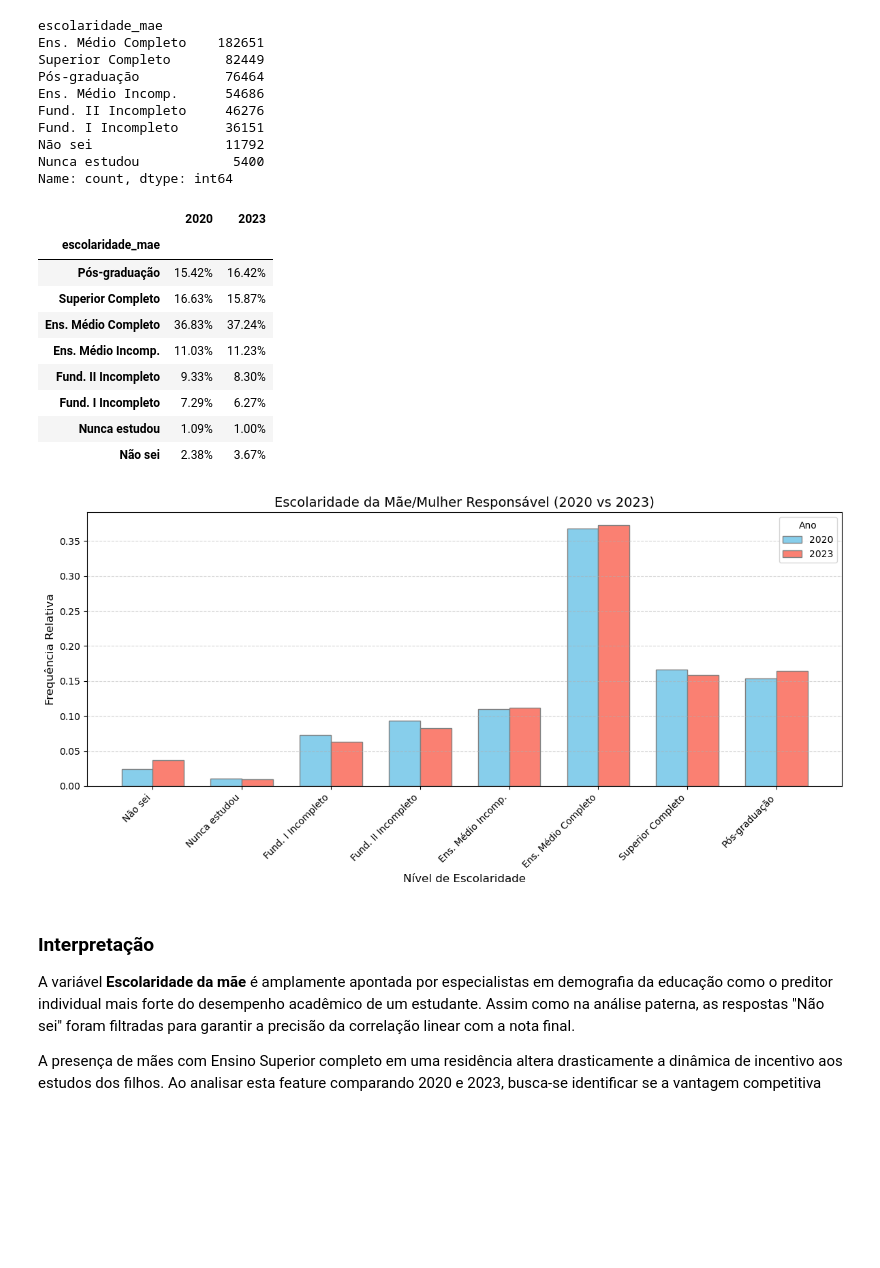
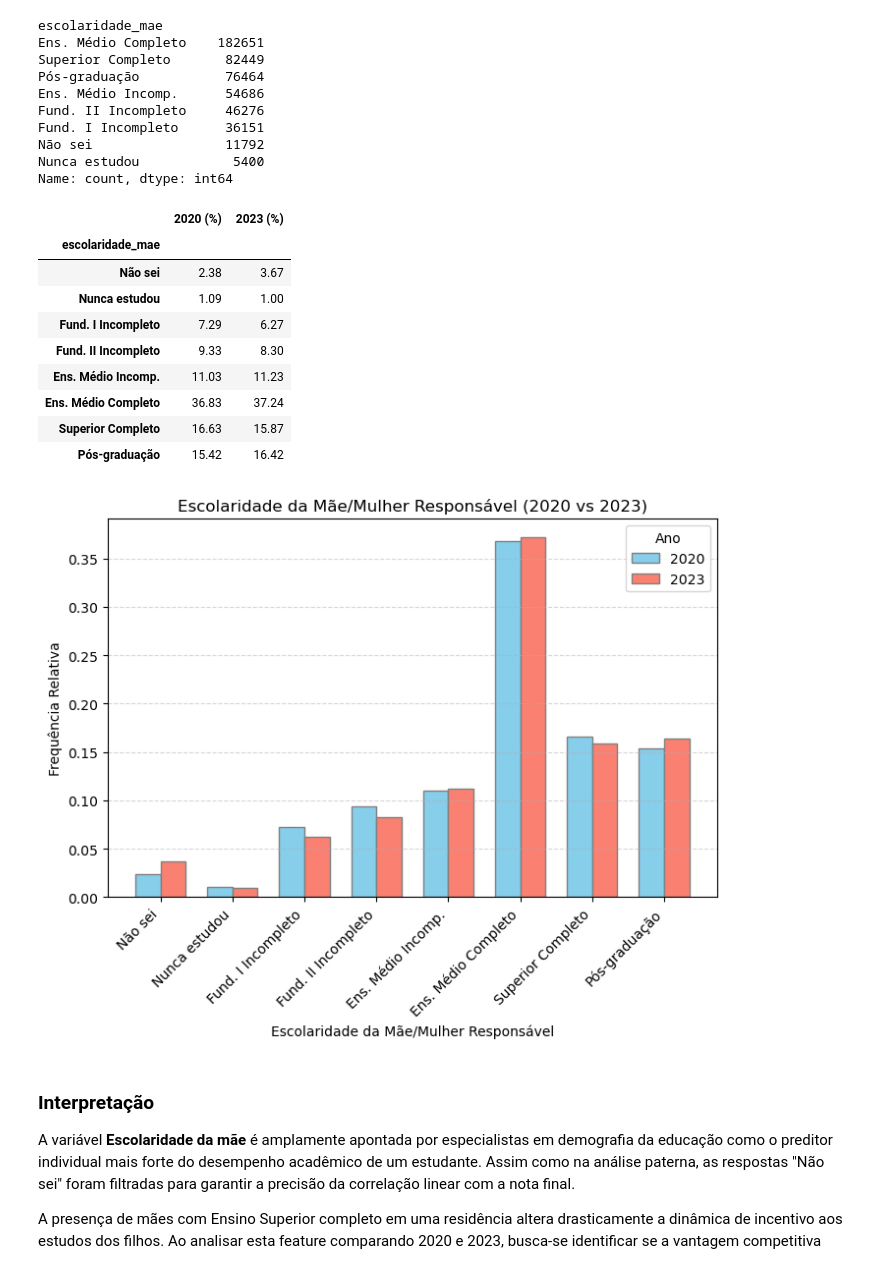
Before and after one commit to AllineOliveira/Projeto-2-Cdados, a Jupyter notebook: Projeto 2 - Grupo 6 2.ipynb, the cells around one changed output. Cells and saved outputs as stored; diff of their text form; code cells hidden in the pictures; blank space fills up the shorter version.

```diff
--- a/Projeto 2 - Grupo 6 2.ipynb
+++ b/Projeto 2 - Grupo 6 2.ipynb
@@ -801,62 +699,17 @@ df23_mae = dados2023[(dados2023['escolaridade_mae'].notna())]
 # %%
-# 1. Tabelas de Frequência (%)
-pct_2020_mae = (df20_mae['escolaridade_mae'].value_counts(normalize=True) * 100).round(2)
-pct_2023_mae = (df23_mae['escolaridade_mae'].value_counts(normalize=True) * 100).round(2)
-
-ordem = ['Pós-graduação','Superior Completo','Ens. Médio Completo','Ens. Médio Incomp.','Fund. II Incompleto','Fund. I Incompleto','Nunca estudou','Não sei']
-display(
-pd.concat([
-    df20_mae['escolaridade_mae'].value_counts(normalize=True).reindex(ordem),
-    df23_mae['escolaridade_mae'].value_counts(normalize=True).reindex(ordem)
-], axis=1
-).set_axis(['2020', '2023'], axis=1
-).fillna(0
-).style.format('{:.2%}')
-)
-
-# Contagem
-
-cont_2020_mae = df20_mae['escolaridade_mae'].value_counts(normalize=True)
-cont_2023_mae = df23_mae['escolaridade_mae'].value_counts(normalize=True)
-
-
-# 2. Configurando o Gráfico
-valores20_mae = cont_2020_mae.reindex(ordem_categorias, fill_value=0).values
-valores23_mae = cont_2023_mae.reindex(ordem_categorias, fill_value=0).values
-
-r1_mae = np.arange(len(ordem_categorias))
-r2_mae = [x + largura_barra for x in r1_mae]
-
-
-# 3. Plot do Gráfico
-plt.figure(figsize=(12, 6))
-
-plt.bar(r1_mae, valores20_mae, color='skyblue', width=largura_barra, edgecolor='gray', label='2020')
-plt.bar(r2_mae, valores23_mae, color='salmon', width=largura_barra, edgecolor='gray', label='2023')
-
-plt.title('Escolaridade da Mãe/Mulher Responsável (2020 vs 2023)', fontsize=14)
-plt.ylabel('Frequência Relativa', fontsize=12)
-plt.xlabel('Nível de Escolaridade', fontsize=12)
-
-plt.xticks([r + largura_barra/2 for r in r1_mae], ordem_categorias, rotation=45, ha='right')
-
-plt.grid(axis='y', linestyle='--', alpha=0.5)
-plt.legend(title='Ano')
-plt.tight_layout()
-
-plt.show()
+barplot('escolaridade_mae','Escolaridade da Mãe/Mulher Responsável (2020 vs 2023)','Escolaridade da Mãe/Mulher Responsável',True,ordem_categorias)
 # %% [output]
-|  | 2020 | 2023 |
+|  | 2020 (%) | 2023 (%) |
 | escolaridade_mae |  |  |
-| Pós-graduação | 15.42% | 16.42% |
-| Superior Completo | 16.63% | 15.87% |
-| Ens. Médio Completo | 36.83% | 37.24% |
-| Ens. Médio Incomp. | 11.03% | 11.23% |
-| Fund. II Incompleto | 9.33% | 8.30% |
-| Fund. I Incompleto | 7.29% | 6.27% |
-| Nunca estudou | 1.09% | 1.00% |
-| Não sei | 2.38% | 3.67% |
+| Não sei | 2.38 | 3.67 |
+| Nunca estudou | 1.09 | 1.00 |
+| Fund. I Incompleto | 7.29 | 6.27 |
+| Fund. II Incompleto | 9.33 | 8.30 |
+| Ens. Médio Incomp. | 11.03 | 11.23 |
+| Ens. Médio Completo | 36.83 | 37.24 |
+| Superior Completo | 16.63 | 15.87 |
+| Pós-graduação | 15.42 | 16.42 |
-[figure, old version]
+[figure, new version]
 # %% [markdown]
 ### Interpretação
 
```
Also changed, not shown: parts of 11 cells of this notebook.
